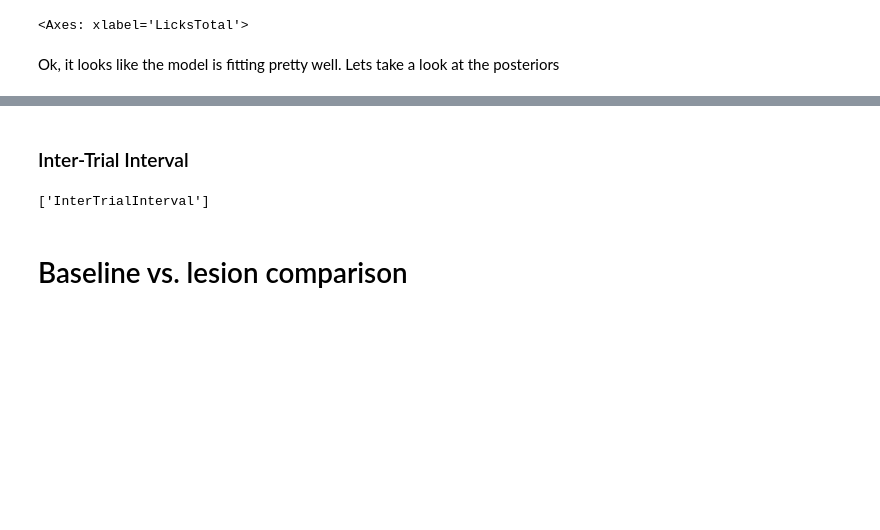
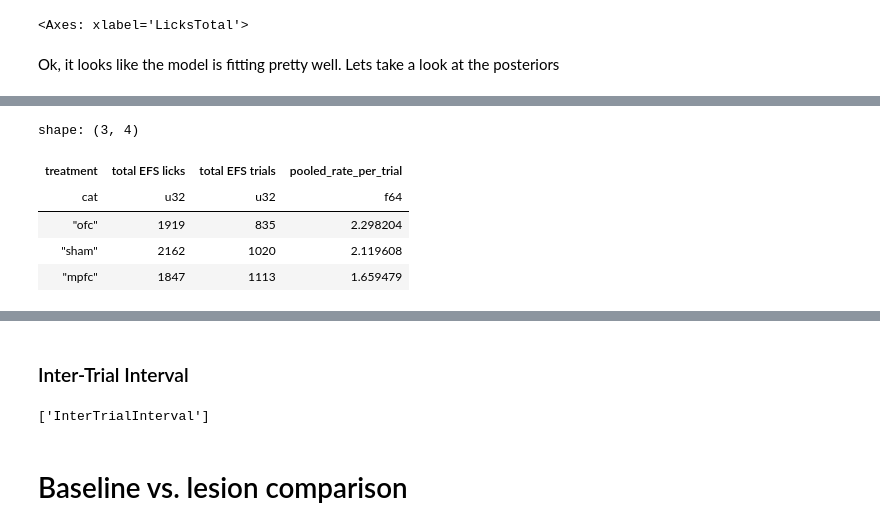
Before and after one commit to BenjoLiving/matching-pennies, a Jupyter notebook: matching_pennies/analysis/experiments/lesion_study_normal.ipynb, the cells around one changed output, grey strips where cells are left out. Drawn from its saved outputs; the diff is of its cells as text; code cells hidden in the pictures; blank space fills up the shorter version.

```diff
--- a/matching_pennies/analysis/experiments/lesion_study_normal.ipynb
+++ b/matching_pennies/analysis/experiments/lesion_study_normal.ipynb
@@ -605,0 +693,33 @@ fig, ax = plot_trace(idata_lick, var_names=plot_vars, compact=True)
+# %%
+trial_keys = ["treatment","animal_id","session_idx"]
+
+efs_by_session = (
+    tdf_efs
+    .group_by(trial_keys)
+    .agg([
+        pl.len().alias("n_EFS_trials"),
+        pl.col("EFS_lick_count").sum().alias("licks_total"),
+        pl.col("EFS_lick_count").mean().alias("mean_per_trial"),
+    ])
+    .sort(trial_keys)
+)
+# %%
+# Overall pooled rate per treatment
+treat_overall = (
+    efs_by_session
+    .group_by("treatment")
+    .agg([
+        pl.col("licks_total").sum().alias("total EFS licks"),
+        pl.col("n_EFS_trials").sum().alias("total EFS trials"),
+        (pl.col("licks_total").sum() / pl.col("n_EFS_trials").sum()).alias("pooled_rate_per_trial"),
+    ])
+)
+
+treat_overall
+# %% [output]
+shape: (3, 4)
+| treatment | total EFS licks | total EFS trials | pooled_rate_per_trial |
+| cat | u32 | u32 | f64 |
+| "ofc" | 1919 | 835 | 2.298204 |
+| "sham" | 2162 | 1020 | 2.119608 |
+| "mpfc" | 1847 | 1113 | 1.659479 |
```
Also changed, not shown: parts of 26 cells of this notebook.
